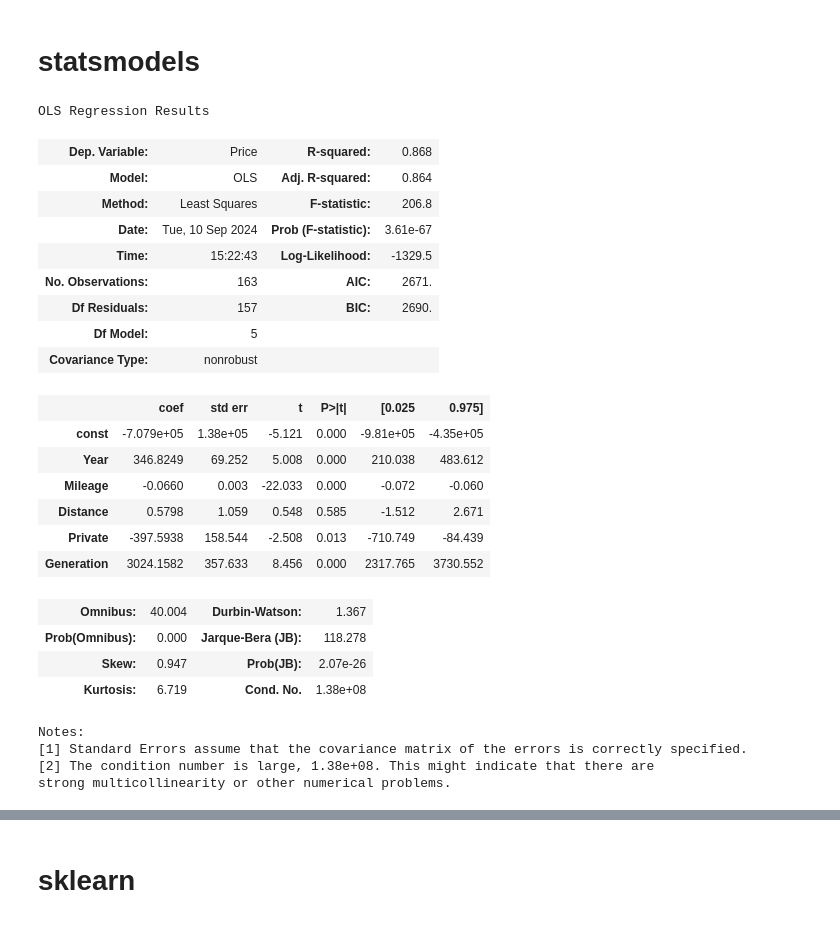
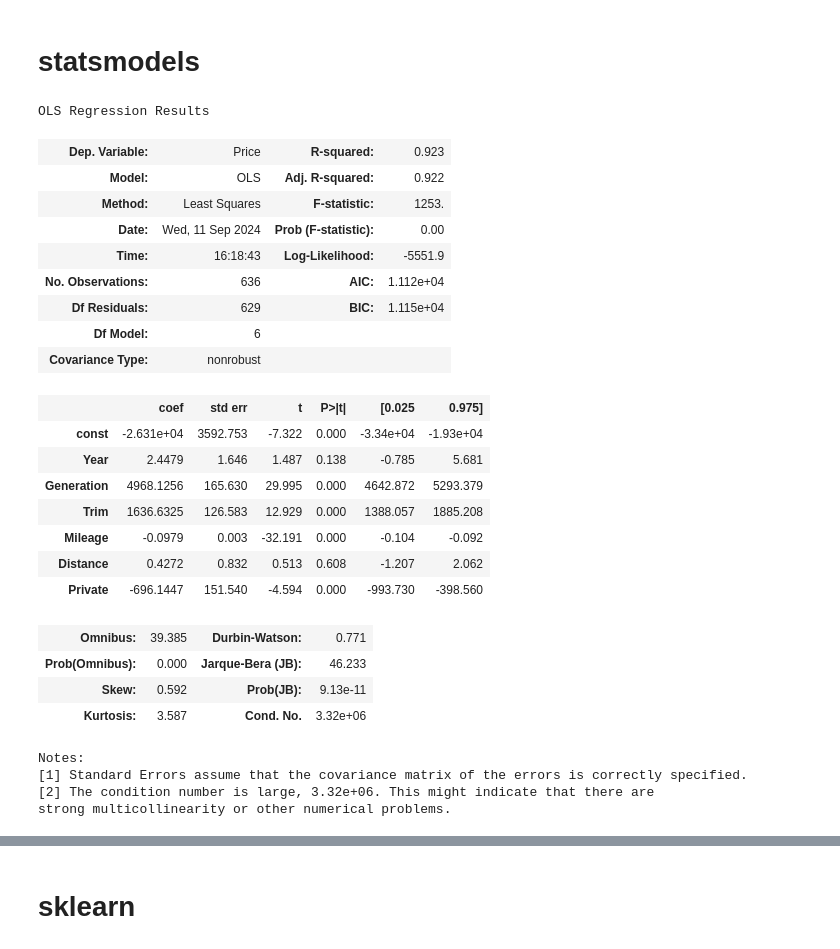
Before and after one commit to jamesdeluk/data-projects, a Jupyter notebook: st.ipynb, the cells around one changed output, grey strips where cells are left out. Drawn from its saved outputs; the diff is of its cells as text; code cells hidden in the pictures.

```diff
--- a/st.ipynb
+++ b/st.ipynb
@@ -22,7 +23,11 @@ from xgboost import XGBRegressor
 
 from scipy.stats import ttest_rel
 # %%
-data = pd.read_csv('data/st.csv')
+# Note: Data is asking prices on Auto Trader; these are not necessarily the price they sell for
+data = pd.read_csv('data/car_data.csv')
+data.sort_values(by='Price', inplace=True)
+data.reset_index(drop=True, inplace=True)
+data['Trim'] = data['Trim'].map({'ST-3':1, 'ST-2':0})
+data.describe(include='all')
 # data.head()
-data.describe()
 # %% [output]
@@ -98,33 +111,34 @@ plt.show()
 # statsmodels
 # %%
 y = data['Price']
-x1 = data[['Year','Mileage','Distance','Private','Generation']]
+x1 = data[['Year','Generation','Trim','Mileage','Distance','Private']]
 x = sm.add_constant(x1)
 model_ols = sm.OLS(y,x).fit()
 model_ols.summary()
 # %% [output]
 OLS Regression Results
-| Dep. Variable: | Price | R-squared: | 0.868 |
-| Model: | OLS | Adj. R-squared: | 0.864 |
-| Method: | Least Squares | F-statistic: | 206.8 |
-| Date: | Tue, 10 Sep 2024 | Prob (F-statistic): | 3.61e-67 |
-| Time: | 15:22:43 | Log-Likelihood: | -1329.5 |
-| No. Observations: | 163 | AIC: | 2671. |
-| Df Residuals: | 157 | BIC: | 2690. |
-| Df Model: | 5 |  |  |
+| Dep. Variable: | Price | R-squared: | 0.923 |
+| Model: | OLS | Adj. R-squared: | 0.922 |
+| Method: | Least Squares | F-statistic: | 1253. |
+| Date: | Wed, 11 Sep 2024 | Prob (F-statistic): | 0.00 |
+| Time: | 16:18:43 | Log-Likelihood: | -5551.9 |
+| No. Observations: | 636 | AIC: | 1.112e+04 |
+| Df Residuals: | 629 | BIC: | 1.115e+04 |
+| Df Model: | 6 |  |  |
 | Covariance Type: | nonrobust |  |  |
 |  | coef | std err | t | P>|t| | [0.025 | 0.975] |
-| const | -7.079e+05 | 1.38e+05 | -5.121 | 0.000 | -9.81e+05 | -4.35e+05 |
-| Year | 346.8249 | 69.252 | 5.008 | 0.000 | 210.038 | 483.612 |
-| Mileage | -0.0660 | 0.003 | -22.033 | 0.000 | -0.072 | -0.060 |
-| Distance | 0.5798 | 1.059 | 0.548 | 0.585 | -1.512 | 2.671 |
-| Private | -397.5938 | 158.544 | -2.508 | 0.013 | -710.749 | -84.439 |
-| Generation | 3024.1582 | 357.633 | 8.456 | 0.000 | 2317.765 | 3730.552 |
+| const | -2.631e+04 | 3592.753 | -7.322 | 0.000 | -3.34e+04 | -1.93e+04 |
+| Year | 2.4479 | 1.646 | 1.487 | 0.138 | -0.785 | 5.681 |
+| Generation | 4968.1256 | 165.630 | 29.995 | 0.000 | 4642.872 | 5293.379 |
+| Trim | 1636.6325 | 126.583 | 12.929 | 0.000 | 1388.057 | 1885.208 |
+| Mileage | -0.0979 | 0.003 | -32.191 | 0.000 | -0.104 | -0.092 |
+| Distance | 0.4272 | 0.832 | 0.513 | 0.608 | -1.207 | 2.062 |
+| Private | -696.1447 | 151.540 | -4.594 | 0.000 | -993.730 | -398.560 |
-| Omnibus: | 40.004 | Durbin-Watson: | 1.367 |
-| Prob(Omnibus): | 0.000 | Jarque-Bera (JB): | 118.278 |
-| Skew: | 0.947 | Prob(JB): | 2.07e-26 |
-| Kurtosis: | 6.719 | Cond. No. | 1.38e+08 |
+| Omnibus: | 39.385 | Durbin-Watson: | 0.771 |
+| Prob(Omnibus): | 0.000 | Jarque-Bera (JB): | 46.233 |
+| Skew: | 0.592 | Prob(JB): | 9.13e-11 |
+| Kurtosis: | 3.587 | Cond. No. | 3.32e+06 |
 Notes:
 [1] Standard Errors assume that the covariance matrix of the errors is correctly specified.
-[2] The condition number is large, 1.38e+08. This might indicate that there are
+[2] The condition number is large, 3.32e+06. This might indicate that there are
 strong multicollinearity or other numerical problems.
```
Also changed, not shown: parts of 23 cells of this notebook, 4 other files.
